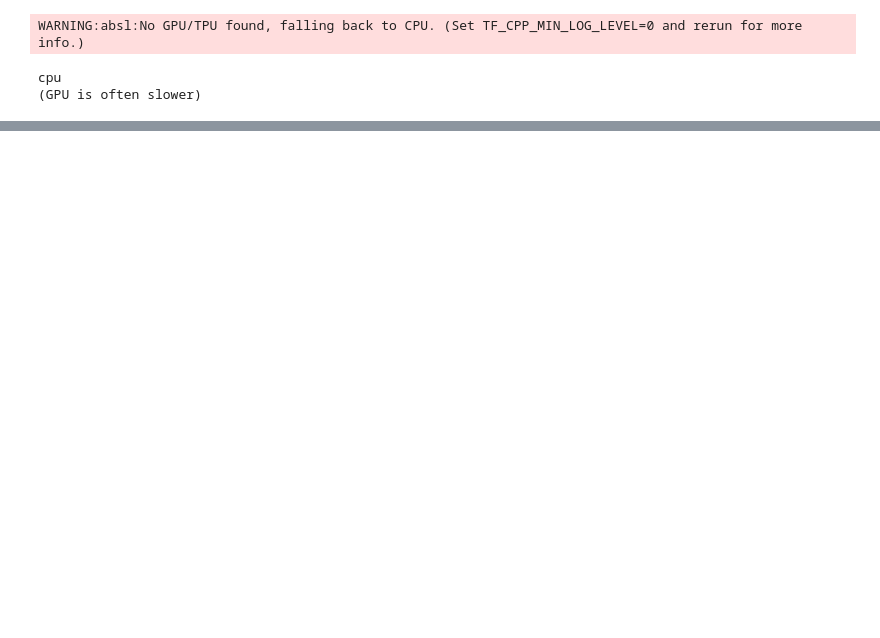
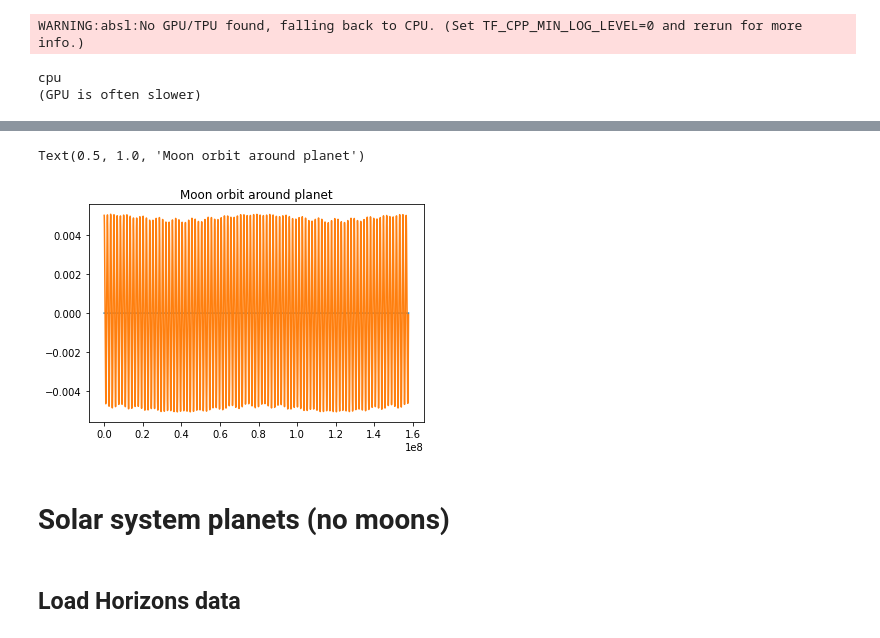
Before and after one commit to NiallJeffrey/post-Newtonian, a Jupyter notebook: nbody_solver.ipynb, the cells around one changed output, grey strips where cells are left out. Cells and saved outputs as stored; diff of their text form; code cells hidden in the pictures; blank space fills up the shorter version.

```diff
--- a/nbody_solver.ipynb
+++ b/nbody_solver.ipynb
@@ -81,3 +53,4 @@ tsteps = np.linspace(0, 5, 200)
 # %%
-%time jax_result_r, jax_result_v = odeint(dydt, y0, tsteps, Gm, rtol=1e-10).T.reshape(2,len(Gm),3, len(tsteps))
+tsteps = np.linspace(0, 20, 200000)
+%time jax_result_r, jax_result_v = odeint(dydt, y0, tsteps, Gm, rtol=1e-11).T.reshape(2,len(Gm),3, len(tsteps))
 # %% [output]
@@ -90,0 +66,9 @@ for i in range(4):
+# %%
+plt.plot(tsteps,jax_result_r[1,0]-jax_result_r[1,0])
+plt.plot(tsteps,jax_result_r[5,0]-jax_result_r[1,0])
+plt.title('Moon orbit around planet')
+# %% [output]
+Text(0.5, 1.0, 'Moon orbit around planet')
+[figure, added]
+# %% [markdown]
+# Solar system planets (no moons)
@@ -90,0 +83,2 @@ for i in range(4):
+# %% [markdown]
+## Load Horizons data
```
Also changed, not shown: parts of 20 cells of this notebook.
